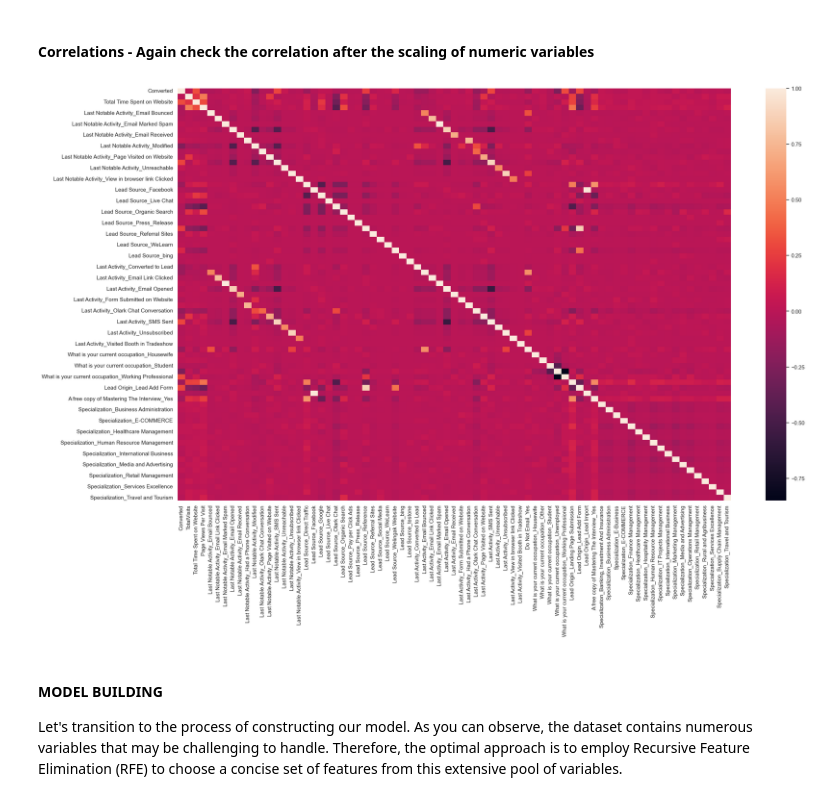
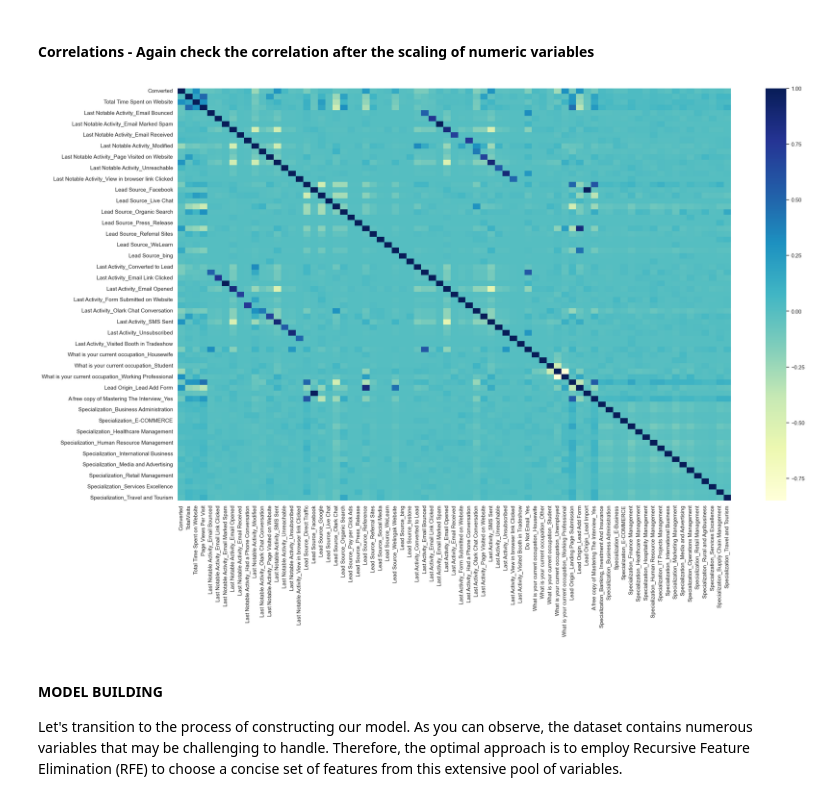
Before and after one commit to umalbhole/Lead_Scoring_Case_Study, a Jupyter notebook: Lead_Scoring_CaseStudy_UUT.ipynb, the cells around one changed output. Drawn from its saved outputs; the diff is of its cells as text; code cells hidden in the pictures.

```diff
--- a/Lead_Scoring_CaseStudy_UUT.ipynb
+++ b/Lead_Scoring_CaseStudy_UUT.ipynb
@@ -580,10 +663,10 @@ X_train.head()
 #### Correlations - Again check the correlation after the scaling of numeric variables
 # %%
 plt.figure(figsize = (25,15))
-sns.heatmap(leads.corr())
+sns.heatmap(leads.corr(),cmap="YlGnBu")
 plt.show()
 # %% [output]
-[figure, old version]
+[figure, new version]
 # %% [markdown]
 #### MODEL BUILDING
 
```
Also changed, not shown: parts of 150 cells of this notebook.
